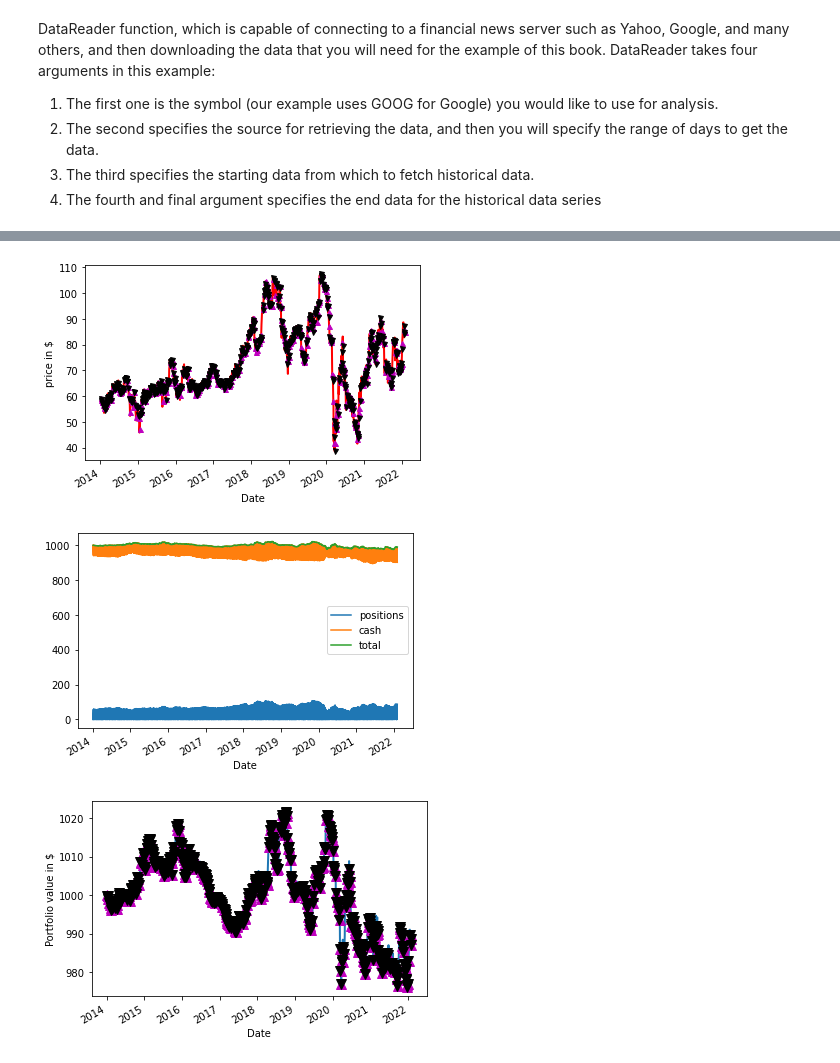
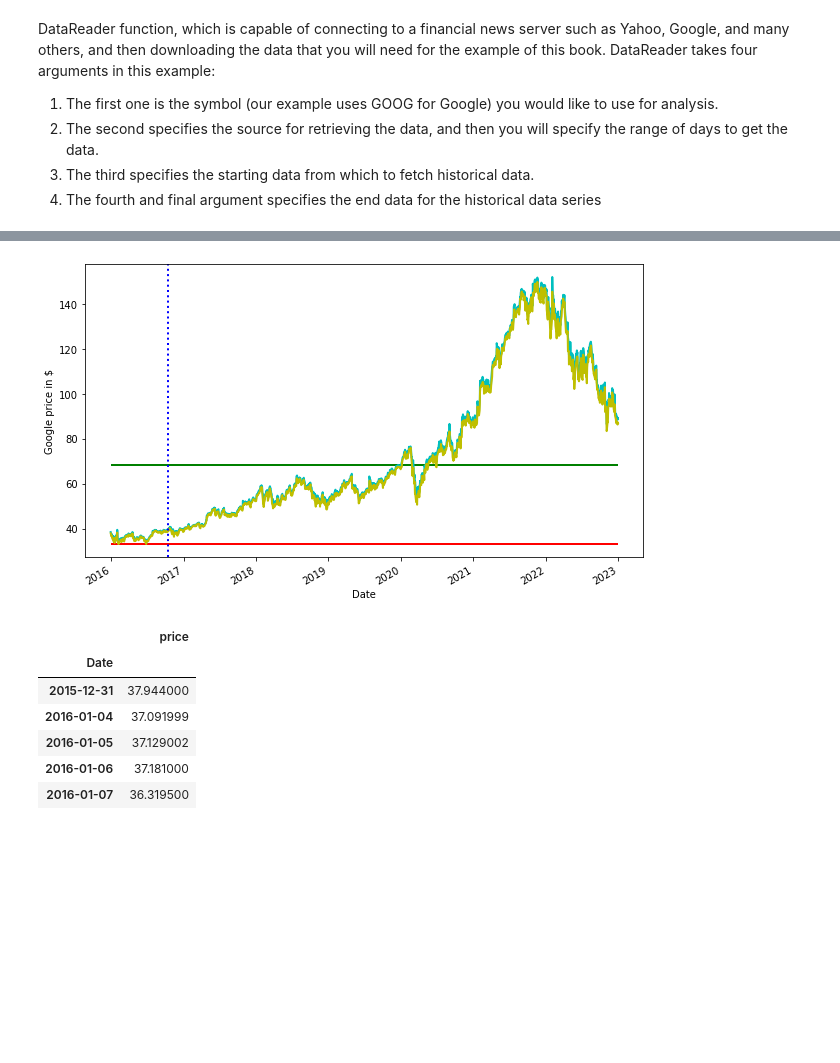
Before and after one commit to muadelm/Stock-Market-Trading-, a Jupyter notebook: Ch1/Getting stock market data and plotting .ipynb, the cells around one changed output, grey strips where cells are left out. Drawn from its saved outputs; the diff is of its cells as text; code cells hidden in the pictures; blank space fills up the shorter version.

```diff
--- a/Ch1/Getting stock market data and plotting .ipynb
+++ b/Ch1/Getting stock market data and plotting .ipynb
@@ -152,6 +53,21 @@ def company_stock_overview(ticker, data_source, start_date, end_date):
-# %%
-company_stock_overview('PSX', 'yahoo','2014-01-01' , '2022-02-01')
-# %% [output]
-[figure, removed]
-[figure, removed]
-[figure, removed]
+# %%
+lows=goog_data['Low']
+highs=goog_data['High']
+# %%
+## plot the data
+fig = plt.figure(figsize=(10, 6))
+ax1 = fig.add_subplot(111, ylabel='Google price in $')
+
+## plot highs and lows
+highs.plot(ax=ax1, color='c', lw=2.)
+lows.plot(ax=ax1, color='y', lw=2.)
+
+
+plt.hlines(highs.head(1000).max(),lows.index.values[0],lows.index.values[-1]
+,linewidth=2, color='g')
+plt.hlines(lows.head(1000).min(),lows.index.values[0],lows.index.values[-1],
+linewidth=2, color='r')
+plt.axvline(linewidth=2,color='b',x=lows.index.values[200],linestyle=':')
+plt.show()
+# %% [output]
+[figure, added]
@@ -157,0 +77,10 @@ company_stock_overview('PSX', 'yahoo','2014-01-01' , '2022-02-01')
+# %%
+goog_data_signal.head()
+# %% [output]
+|  | price |
+| Date |  |
+| 2015-12-31 | 37.944000 |
+| 2016-01-04 | 37.091999 |
+| 2016-01-05 | 37.129002 |
+| 2016-01-06 | 37.181000 |
+| 2016-01-07 | 36.319500 |
```
Also changed, not shown: parts of 6 cells of this notebook, 1 other file.
